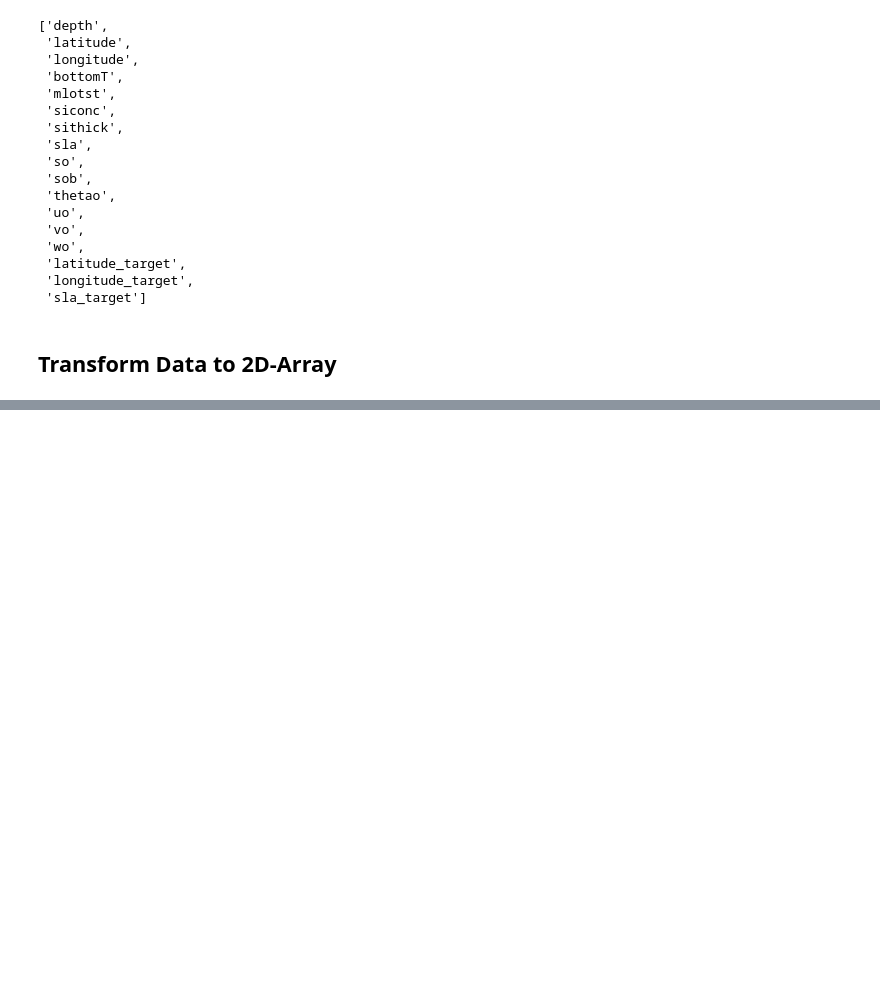
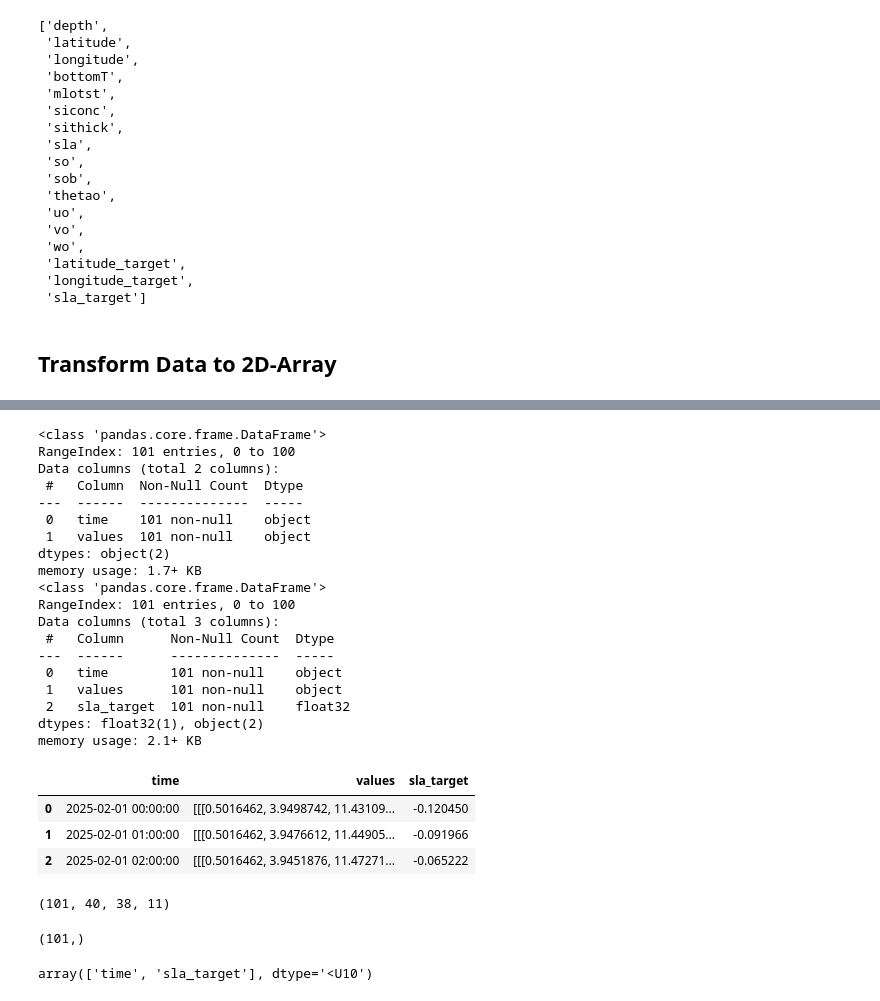
Before and after one commit to RATFIVE/GEOMAR-DeepLearning, a Jupyter notebook: app/backend/small-model.ipynb, the cells around one changed output, grey strips where cells are left out. Drawn from its saved outputs; the diff is of its cells as text; code cells hidden in the pictures; blank space fills up the shorter version.

Commit message:
Implementing Model with Training Loop

```diff
--- a/app/backend/small-model.ipynb
+++ b/app/backend/small-model.ipynb
@@ -501,4 +550,46 @@ print(len(learning_data))
+# %%
+df_model = pd.DataFrame([learning_data]).T.reset_index()
+
+# rename column 0 to values
+df_model.columns = ['time', 'values']
+
+# Convert time to string
+#df_model['time'] = df_model['time'].astype(str)
+
+# Convert time to datetime
+df_model['time'] = pd.to_datetime(df_model['time']).dt.strftime('%Y-%m-%d %H:00:00')
+df_model.info()
+df_model = pd.merge(df_model, df_target, on='time', how='inner')
+df_model.info()
+df_model.head(3)
+# %% [output]
+<class 'pandas.core.frame.DataFrame'>
+RangeIndex: 101 entries, 0 to 100
+Data columns (total 2 columns):
+ #   Column  Non-Null Count  Dtype
+---  ------  --------------  -----
+ 0   time    101 non-null    object
+ 1   values  101 non-null    object
+dtypes: object(2)
+memory usage: 1.7+ KB
+<class 'pandas.core.frame.DataFrame'>
+RangeIndex: 101 entries, 0 to 100
+Data columns (total 3 columns):
+ #   Column      Non-Null Count  Dtype
+---  ------      --------------  -----
+ 0   time        101 non-null    object
+ 1   values      101 non-null    object
+ 2   sla_target  101 non-null    float32
+dtypes: float32(1), object(2)
+memory usage: 2.1+ KB
+|  | time | values | sla_target |
+| 0 | 2025-02-01 00:00:00 | [[[0.5016462, 3.9498742, 11.43109... | -0.120450 |
+| 1 | 2025-02-01 01:00:00 | [[[0.5016462, 3.9476612, 11.44905... | -0.091966 |
+| 2 | 2025-02-01 02:00:00 | [[[0.5016462, 3.9451876, 11.47271... | -0.065222 |
 # %%
-learning_data = list(learning_data.values())
+learning_data = df_model['values']
+learning_data = list(learning_data)
 learning_data = np.array(learning_data)
 print(learning_data.shape)
+# %% [output]
+(101, 40, 38, 11)
@@ -507,8 +596,14 @@ print(learning_data.shape)
 # %%
-df_target = df_merged["sla_target"]
-target = list(df_target.values)
+target = df_model['sla_target']
+target = list(target)
 target = np.array(target)
 print(target.shape)
+# %% [output]
+(101,)
+# %%
+target
+# %% [output]
+array(['time', 'sla_target'], dtype='<U10')
 # %%
 number_of_data_points = len(learning_data)
 print(number_of_data_points)
```
Also changed, not shown: parts of 17 cells of this notebook.
